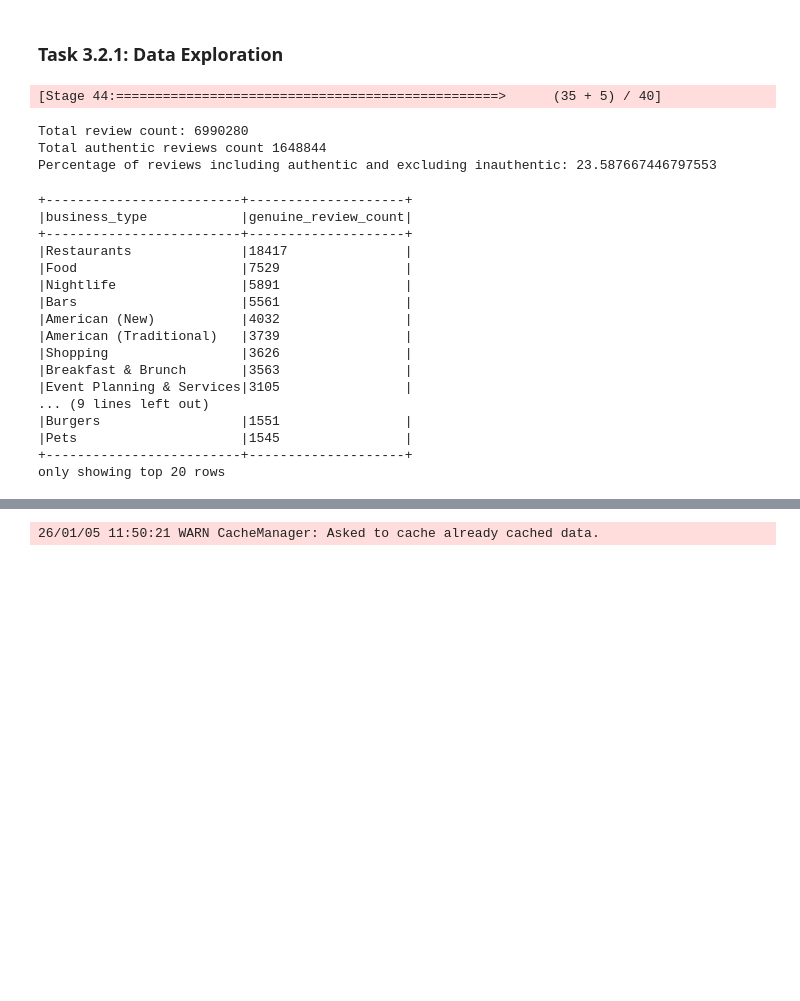
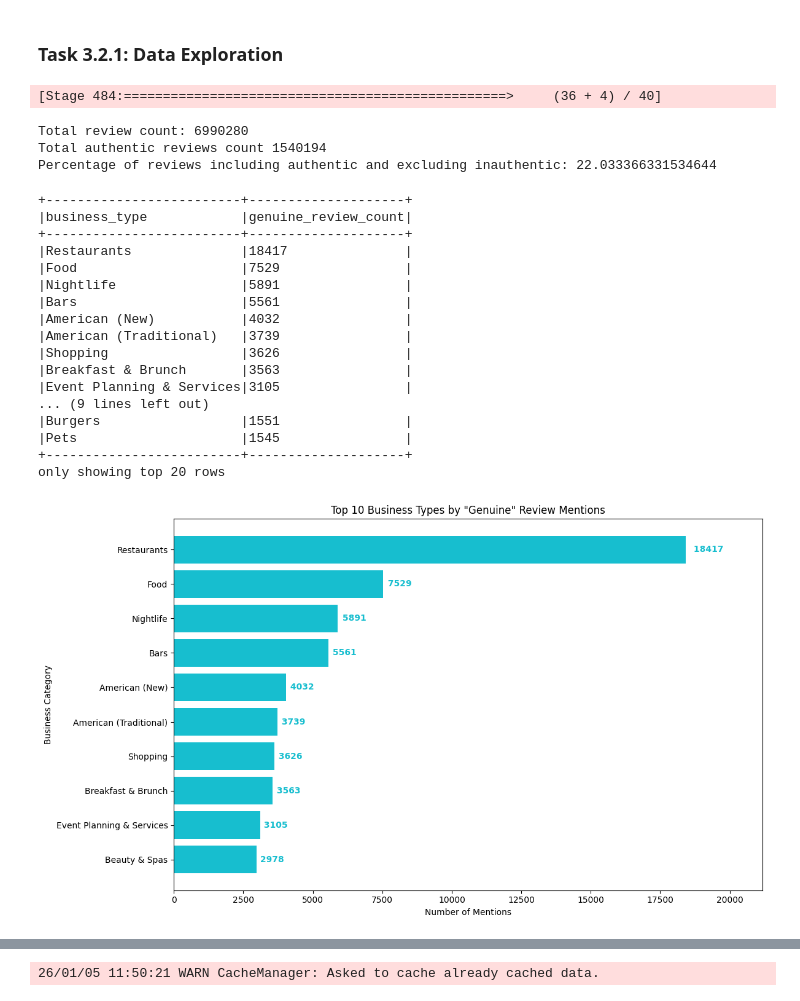
Before and after one commit to AdamHadouTemsamani/Autumn-2025, a Jupyter notebook: Big-Data-Management/Assignments/ahad_a1/spark_queries_template.ipynb, the cells around one changed output, grey strips where cells are left out. Saved outputs shown, nothing was run; the diff lists cells and outputs as text; code cells hidden in the pictures; blank space fills up the shorter version.

```diff
--- a/Big-Data-Management/Assignments/ahad_a1/spark_queries_template.ipynb
+++ b/Big-Data-Management/Assignments/ahad_a1/spark_queries_template.ipynb
@@ -354,11 +356,14 @@ authentic_words = ["authentic", "genuine", "legit", "real", "legitimate", "valid
 inauthentic_words = ["inauthentic", "unauthentic", "fake", "sham", "ungenuine", "unreal", "invalid", "unorginal", "illigitimate"]
 
 # Create a helper regex pattern (case-insensitive)
-authentic_pattern = "(?i)(" + "|".join(authentic_words) + ")"
-inauthentic_pattern = "(?i)(" + "|".join(inauthentic_words) + ")"
+authentic_pattern = r"(?i)(?<!not\s)(?<!no\s)\b(" + "|".join(authentic_words) + r")\w*\b"
+inauthentic_pattern = r"(?i)\b(" + "|".join(inauthentic_words) + r")\w*\b"
 
 # Include authentic and exclude the inauthentic
-authentic_reviews = reviews.filter(F.col("text").rlike(authentic_pattern) & (~F.col("text").rlike(inauthentic_pattern)))
+authentic_reviews = reviews.filter(
+    F.col("text").rlike(authentic_pattern) &
+    (~F.col("text").rlike(inauthentic_pattern))
+)
 
 # Get percentage of reviews
 total_reviews = reviews.count()
@@ -369,10 +374,10 @@ print("Total review count:", total_reviews)
 print("Total authentic reviews count", total_authentic_reviews)
 print("Percentage of reviews including authentic and excluding inauthentic:", percentage)
 # %% [output]
-[Stage 44:=================================================>      (35 + 5) / 40]
+[Stage 484:=================================================>     (36 + 4) / 40]
 Total review count: 6990280
-Total authentic reviews count 1648844
-Percentage of reviews including authentic and excluding inauthentic: 23.587667446797553
+Total authentic reviews count 1540194
+Percentage of reviews including authentic and excluding inauthentic: 22.033366331534644
 # %%
 # # How many reviews contain the string "genuine" grouped by businesses type?
 from pyspark.sql import functions as F
@@ -392,33 +397,59 @@ business_exploded = business.select("business_id", "categories") \
 rg_with_business = reviews_with_genuine.join(business_exploded, on="business_id", how="inner")
 
 # Group by business type
 rg_by_type = rg_with_business.groupBy("business_type") \
     .agg(F.count("*").alias("genuine_review_count")) \
     .orderBy(F.desc("genuine_review_count"))
 
 
 # review count
 rg_by_type.show(20, truncate=False)
 
 # print("Total reviews with genuine:", total_result)
+
+# 1. Convert the top 10 business types to Pandas
+# Ensure we sort by count so the plot remains ordered
+pdf_genuine = rg_by_type.limit(10).toPandas().sort_values("genuine_review_count", ascending=True)
+
+# 2. Plotting
+plt.figure(figsize=(12, 7))
+
+# Using a distinct color (cyan/teal) to differentiate from cuisine/state plots
+plt.barh(pdf_genuine['business_type'], pdf_genuine['genuine_review_count'], color='#17becf')
+
+# 3. Add numeric labels at the end of each bar
+for i, val in enumerate(pdf_genuine['genuine_review_count']):
+    plt.text(val + (val * 0.01), i, f' {int(val)}',
+             va='center', fontweight='bold', color='#17becf')
+
+plt.title('Top 10 Business Types by "Genuine" Review Mentions')
+plt.xlabel('Number of Mentions')
+plt.ylabel('Business Category')
+
+# Adjust x-axis limit to make room for labels
+plt.xlim(0, pdf_genuine['genuine_review_count'].max() * 1.15)
+
+plt.tight_layout()
+plt.savefig('business_genuine_counts.png')
 # %% [output]
 +-------------------------+--------------------+
 |business_type            |genuine_review_count|
 +-------------------------+--------------------+
 |Restaurants              |18417               |
 |Food                     |7529                |
 |Nightlife                |5891                |
 |Bars                     |5561                |
 |American (New)           |4032                |
 |American (Traditional)   |3739                |
 |Shopping                 |3626                |
 |Breakfast & Brunch       |3563                |
 |Event Planning & Services|3105                |
 ... (9 lines left out)
 |Burgers                  |1551                |
 |Pets                     |1545                |
 +-------------------------+--------------------+
 only showing top 20 rows
+[figure, added]
 # %%
 # How many reviews contain the string "legitimate" grouped by type of cuisine?
 # How about "illegitimate"?
```
Also changed, not shown: parts of 6 cells of this notebook, 5 other files.
